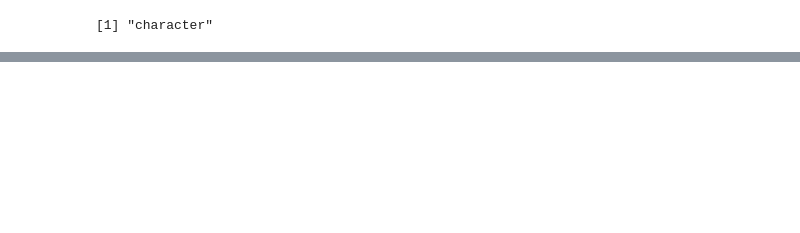
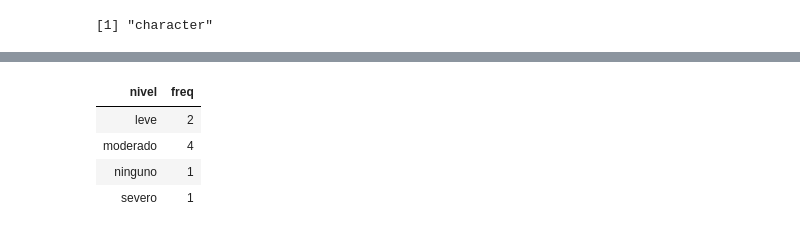
Before and after one commit to FerminAcosta/Propedeutico-R, a Jupyter notebook: Practica 1.ipynb, the cells around one changed output, grey strips where cells are left out. Cells and saved outputs as stored; diff of their text form; code cells hidden in the pictures; blank space fills up the shorter version.

```diff
--- a/Practica 1.ipynb
+++ b/Practica 1.ipynb
@@ -178,0 +191,10 @@ ERROR: Error in hist.default(Nivel): 'x' must be numeric
+# %%
+library(plyr)
+N<-count(df, 'nivel')
+N
+# %% [output]
+| nivel | freq |
+| leve | 2 |
+| moderado | 4 |
+| ninguno | 1 |
+| severo | 1 |
```
Also changed, not shown: parts of 18 cells of this notebook, 1 other file.
